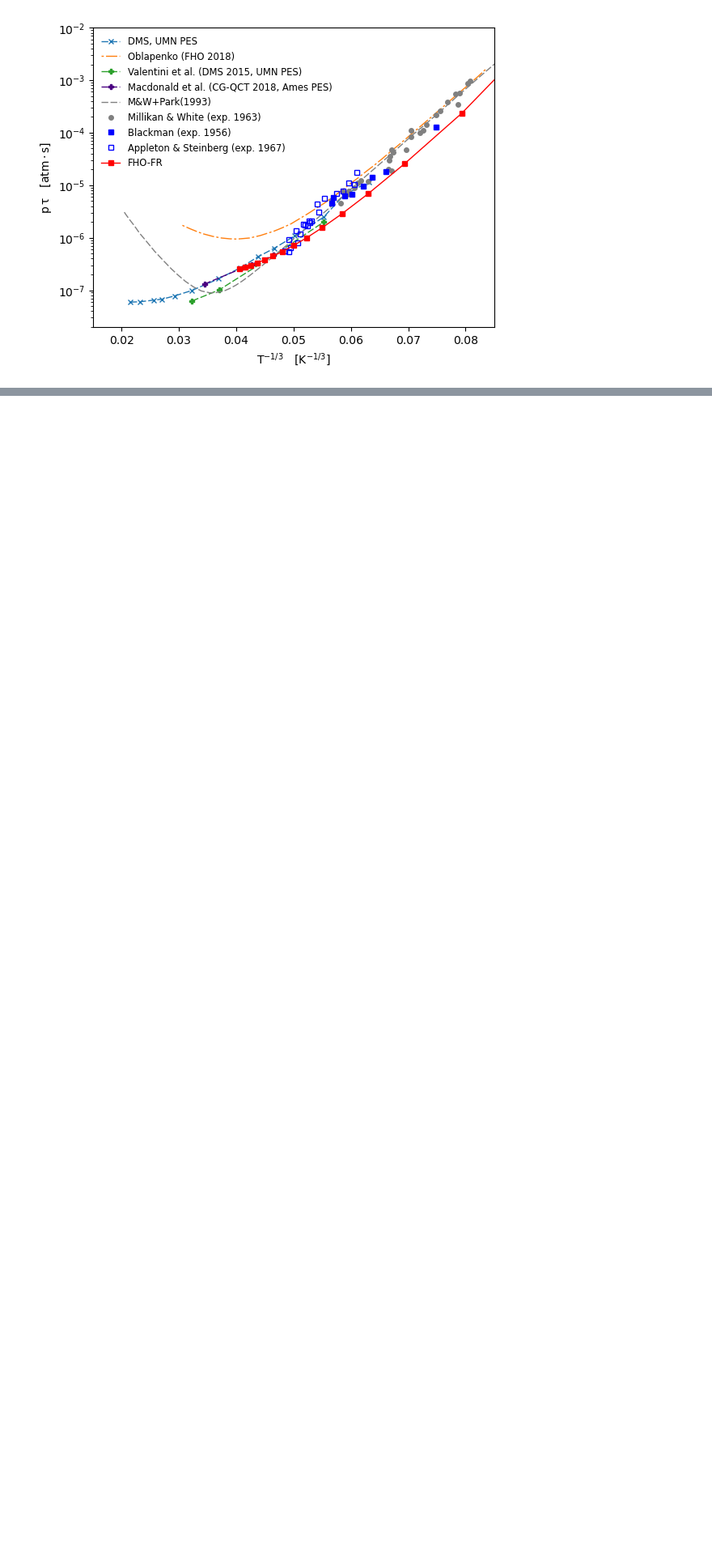
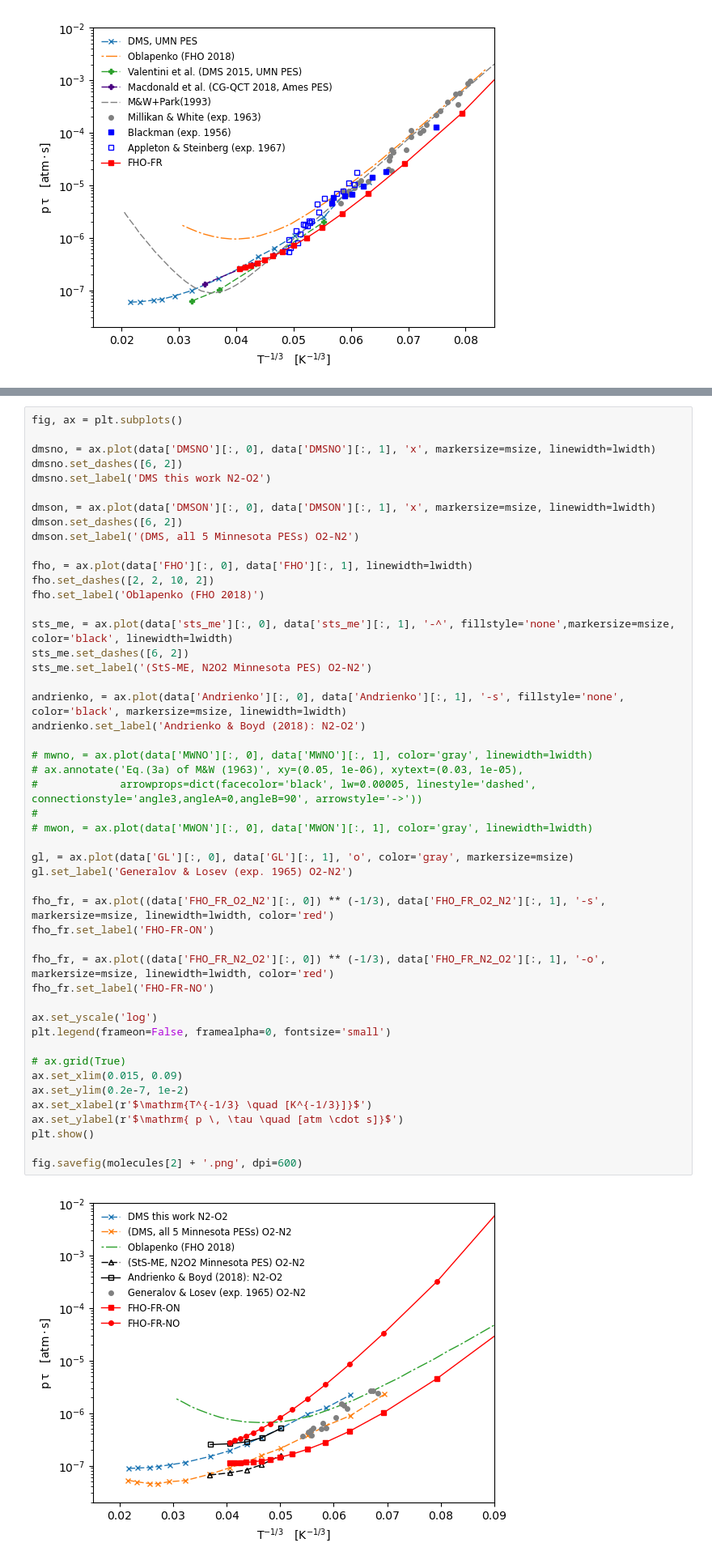
Before and after one commit to st107958/fho_plot, a Jupyter notebook: plots.ipynb, the cells around one changed output, grey strips where cells are left out. Shown: that part at 81% size. Drawn from its saved outputs; the diff is of its cells as text; blank space fills up the shorter version.

```diff
--- a/plots.ipynb
+++ b/plots.ipynb
@@ -124,0 +125,50 @@ fig.savefig(molecules[1] + '.png', dpi=600)
+# %%
+fig, ax = plt.subplots()
+
+dmsno, = ax.plot(data['DMSNO'][:, 0], data['DMSNO'][:, 1], 'x', markersize=msize, linewidth=lwidth)
+dmsno.set_dashes([6, 2])
+dmsno.set_label('DMS this work N2-O2')
+
+dmson, = ax.plot(data['DMSON'][:, 0], data['DMSON'][:, 1], 'x', markersize=msize, linewidth=lwidth)
+dmson.set_dashes([6, 2])
+dmson.set_label('(DMS, all 5 Minnesota PESs) O2-N2')
+
+fho, = ax.plot(data['FHO'][:, 0], data['FHO'][:, 1], linewidth=lwidth)
+fho.set_dashes([2, 2, 10, 2])
+fho.set_label('Oblapenko (FHO 2018)')
+
+sts_me, = ax.plot(data['sts_me'][:, 0], data['sts_me'][:, 1], '-^', fillstyle='none',markersize=msize, color='black', linewidth=lwidth)
+sts_me.set_dashes([6, 2])
+sts_me.set_label('(StS-ME, N2O2 Minnesota PES) O2-N2')
+
+andrienko, = ax.plot(data['Andrienko'][:, 0], data['Andrienko'][:, 1], '-s', fillstyle='none', color='black', markersize=msize, linewidth=lwidth)
+andrienko.set_label('Andrienko & Boyd (2018): N2-O2')
+
+# mwno, = ax.plot(data['MWNO'][:, 0], data['MWNO'][:, 1], color='gray', linewidth=lwidth)
+# ax.annotate('Eq.(3a) of M&W (1963)', xy=(0.05, 1e-06), xytext=(0.03, 1e-05),
+#             arrowprops=dict(facecolor='black', lw=0.00005, linestyle='dashed', connectionstyle='angle3,angleA=0,angleB=90', arrowstyle='->'))
+#
+# mwon, = ax.plot(data['MWON'][:, 0], data['MWON'][:, 1], color='gray', linewidth=lwidth)
+
+gl, = ax.plot(data['GL'][:, 0], data['GL'][:, 1], 'o', color='gray', markersize=msize)
+gl.set_label('Generalov & Losev (exp. 1965) O2-N2')
+
+fho_fr, = ax.plot((data['FHO_FR_O2_N2'][:, 0]) ** (-1/3), data['FHO_FR_O2_N2'][:, 1], '-s', markersize=msize, linewidth=lwidth, color='red')
+fho_fr.set_label('FHO-FR-ON')
+
+fho_fr, = ax.plot((data['FHO_FR_N2_O2'][:, 0]) ** (-1/3), data['FHO_FR_N2_O2'][:, 1], '-o', markersize=msize, linewidth=lwidth, color='red')
+fho_fr.set_label('FHO-FR-NO')
+
+ax.set_yscale('log')
+plt.legend(frameon=False, framealpha=0, fontsize='small')
+
+# ax.grid(True)
+ax.set_xlim(0.015, 0.09)
+ax.set_ylim(0.2e-7, 1e-2)
+ax.set_xlabel(r'$\mathrm{T^{-1/3} \quad [K^{-1/3}]}$')
+ax.set_ylabel(r'$\mathrm{ p \, \tau \quad [atm \cdot s]}$')
+plt.show()
+
+fig.savefig(molecules[2] + '.png', dpi=600)
+# %% [output]
+[figure, added]
```
Also changed, not shown: parts of 3 cells of this notebook, 54 other files.
